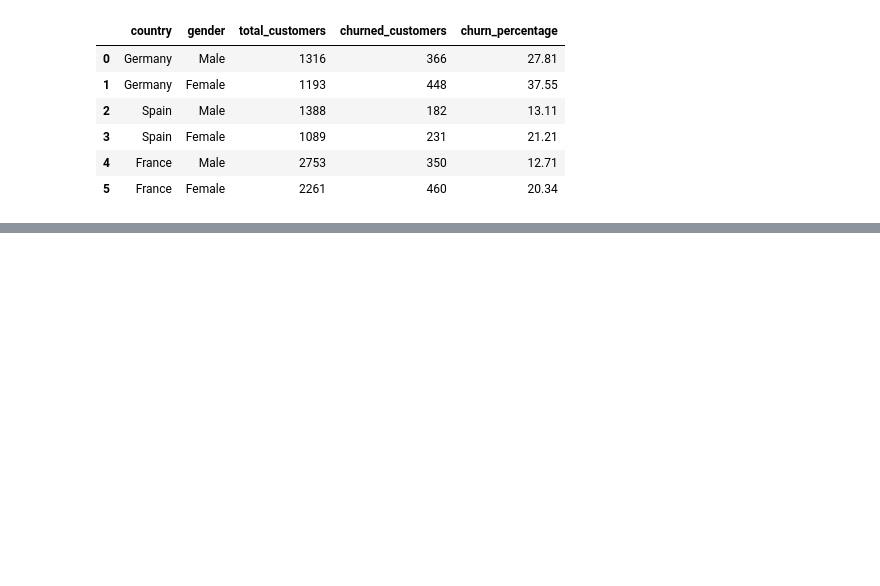
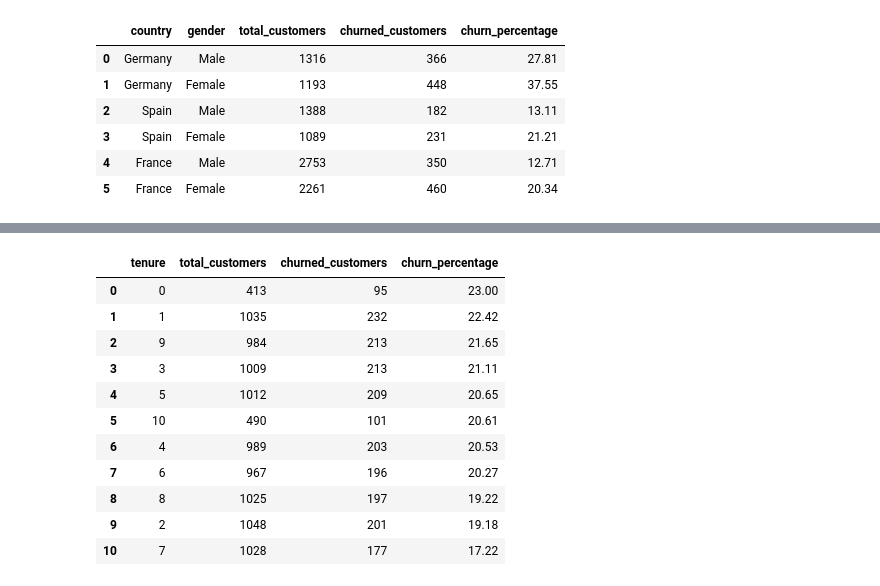
Before and after one commit to RimpleDabas/Customer-Analysis, a Jupyter notebook: Trial2.ipynb, the cells around one changed output, grey strips where cells are left out. Saved outputs shown, nothing was run; the diff lists cells and outputs as text; code cells hidden in the pictures; blank space fills up the shorter version.

```diff
--- a/Trial2.ipynb
+++ b/Trial2.ipynb
@@ -197,0 +293,29 @@ Chrun_rate_combined
+# %%
+# churn rate by  product
+
+q4 = '''
+SELECT
+tenure,
+COUNT(*) AS total_customers,
+SUM(CASE WHEN churn=1 THEN 1 ELSE 0 END) AS churned_customers,
+ROUND(SUM(CASE WHEN churn=1 THEN 1 ELSE 0 END) * 100.0 / COUNT(*),2) AS churn_percentage
+FROM data
+GROUP BY tenure
+ORDER BY churn_percentage DESC
+
+'''
+Churn_product_df = pd.read_sql(q4,engine)
+Churn_product_df
+# %% [output]
+|  | tenure | total_customers | churned_customers | churn_percentage |
+| 0 | 0 | 413 | 95 | 23.00 |
+| 1 | 1 | 1035 | 232 | 22.42 |
+| 2 | 9 | 984 | 213 | 21.65 |
+| 3 | 3 | 1009 | 213 | 21.11 |
+| 4 | 5 | 1012 | 209 | 20.65 |
+| 5 | 10 | 490 | 101 | 20.61 |
+| 6 | 4 | 989 | 203 | 20.53 |
+| 7 | 6 | 967 | 196 | 20.27 |
+| 8 | 8 | 1025 | 197 | 19.22 |
+| 9 | 2 | 1048 | 201 | 19.18 |
+| 10 | 7 | 1028 | 177 | 17.22 |
```
Also changed, not shown: parts of 9 cells of this notebook.
